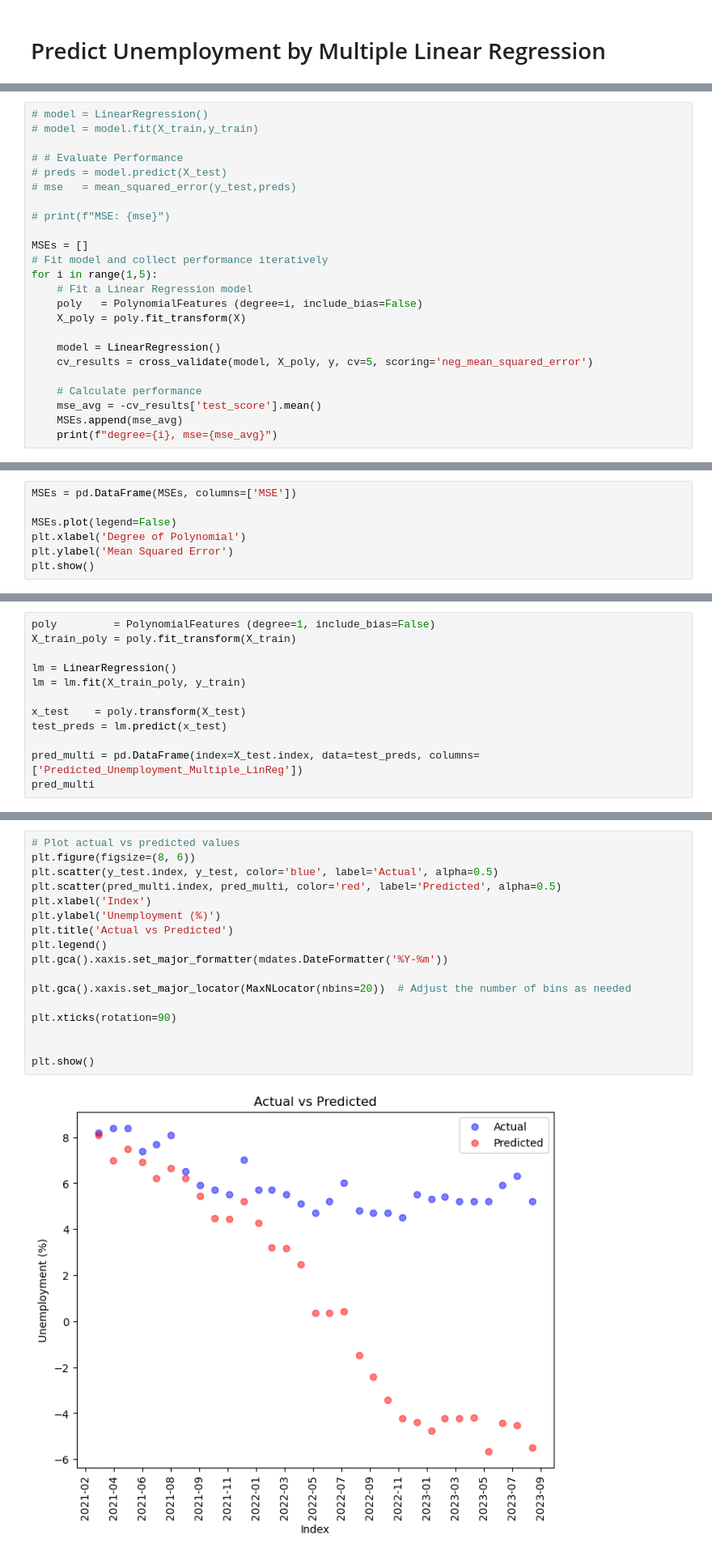
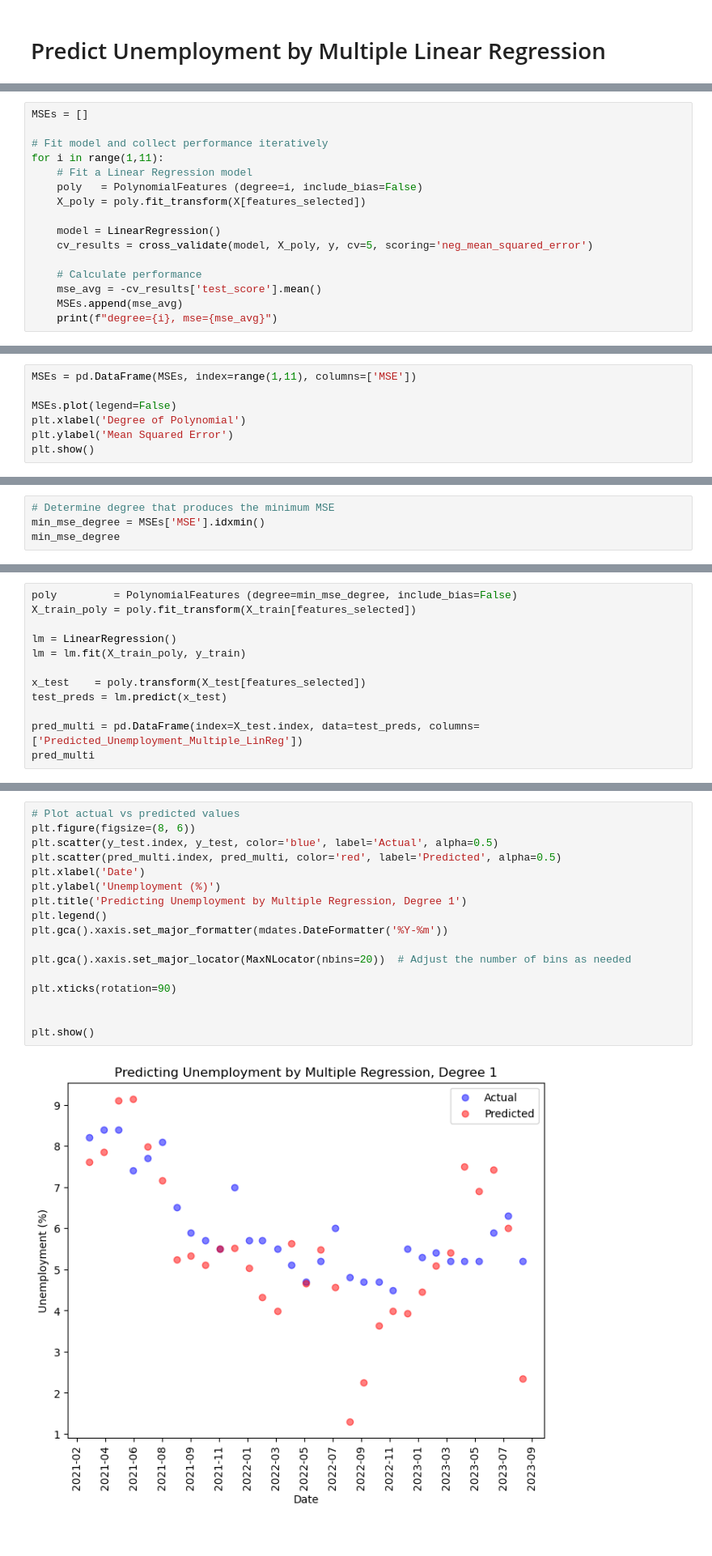
Before and after one commit to gso5699/Predicting-Unemployment-MSCI446-Project-, a Jupyter notebook: gloria_test.ipynb, the cells around one changed output, grey strips where cells are left out. Shown at 81% size. Drawn from its saved outputs; the diff is of its cells as text.

```diff
--- a/gloria_test.ipynb
+++ b/gloria_test.ipynb
@@ -245,19 +311,11 @@ plt.show()
 # %%
-# model = LinearRegression()
-# model = model.fit(X_train,y_train)
+MSEs = []
 
-# # Evaluate Performance
-# preds = model.predict(X_test)
-# mse   = mean_squared_error(y_test,preds)
-
-# print(f"MSE: {mse}")
-
-MSEs = []
 # Fit model and collect performance iteratively
-for i in range(1,5):
+for i in range(1,11):
     # Fit a Linear Regression model
     poly   = PolynomialFeatures (degree=i, include_bias=False)
-    X_poly = poly.fit_transform(X)
+    X_poly = poly.fit_transform(X[features_selected])
 
     model = LinearRegression()
     cv_results = cross_validate(model, X_poly, y, cv=5, scoring='neg_mean_squared_error')
@@ -274,5 +338,5 @@ degree=4, mse=4.029365601333811
 # %%
-MSEs = pd.DataFrame(MSEs, columns=['MSE'])
+MSEs = pd.DataFrame(MSEs, index=range(1,11), columns=['MSE'])
 
 MSEs.plot(legend=False)
 plt.xlabel('Degree of Polynomial')
@@ -282,0 +347,4 @@ plt.show()
+# %%
+# Determine degree that produces the minimum MSE
+min_mse_degree = MSEs['MSE'].idxmin()
+min_mse_degree
@@ -283,11 +353,11 @@ plt.show()
 # %%
-poly         = PolynomialFeatures (degree=1, include_bias=False)
-X_train_poly = poly.fit_transform(X_train)
+poly         = PolynomialFeatures (degree=min_mse_degree, include_bias=False)
+X_train_poly = poly.fit_transform(X_train[features_selected])
 
 lm = LinearRegression()
 lm = lm.fit(X_train_poly, y_train)
 
-x_test    = poly.transform(X_test)
+x_test    = poly.transform(X_test[features_selected])
 test_preds = lm.predict(x_test)
 
 pred_multi = pd.DataFrame(index=X_test.index, data=test_preds, columns=['Predicted_Unemployment_Multiple_LinReg'])
@@ -310,19 +380,19 @@ pred_multi
 # %%
 # Plot actual vs predicted values
 plt.figure(figsize=(8, 6))
 plt.scatter(y_test.index, y_test, color='blue', label='Actual', alpha=0.5)
 plt.scatter(pred_multi.index, pred_multi, color='red', label='Predicted', alpha=0.5)
-plt.xlabel('Index')
+plt.xlabel('Date')
 plt.ylabel('Unemployment (%)')
-plt.title('Actual vs Predicted')
+plt.title('Predicting Unemployment by Multiple Regression, Degree 1')
 plt.legend()
 plt.gca().xaxis.set_major_formatter(mdates.DateFormatter('%Y-%m'))
 
 plt.gca().xaxis.set_major_locator(MaxNLocator(nbins=20))  # Adjust the number of bins as needed
 
 plt.xticks(rotation=90)
 
 
 plt.show()
 # %% [output]
-[figure, old version]
+[figure, new version]
```
Also changed, not shown: parts of 17 cells of this notebook.
